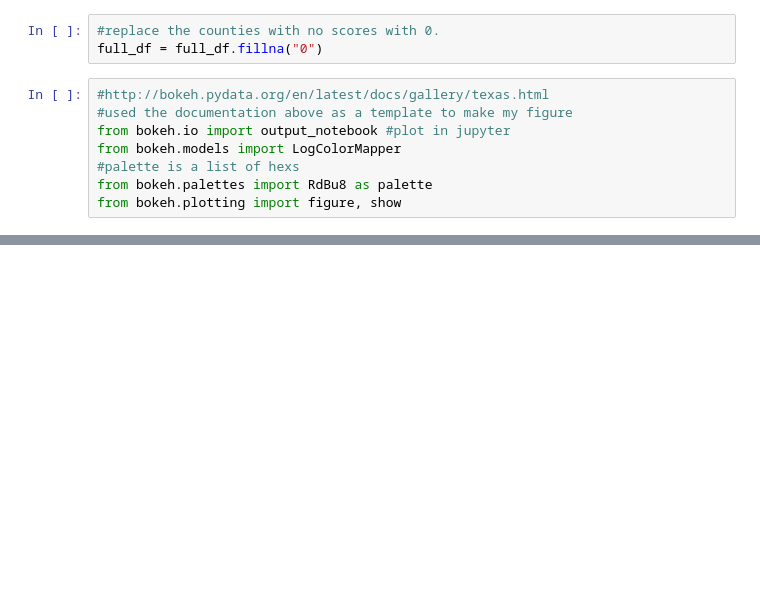
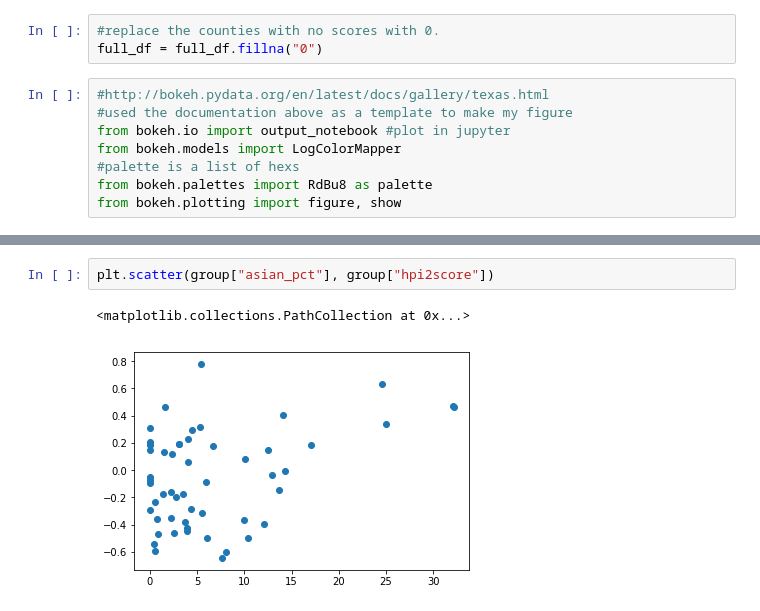
Before and after one commit to Jesse-mk/COGS108_Repo, a Jupyter notebook: SD_hpiscore_map.ipynb, the cells around one changed output, grey strips where cells are left out. Drawn from its saved outputs; the diff is of its cells as text; blank space fills up the shorter version.

```diff
--- a/SD_hpiscore_map.ipynb
+++ b/SD_hpiscore_map.ipynb
@@ -378,0 +391,5 @@ plt.scatter(group["pacificisl_pct"], group["hpi2score"])
+# %%
+plt.scatter(group["asian_pct"], group["hpi2score"])
+# %% [output]
+<matplotlib.collections.PathCollection at 0x...>
+[figure, added]
```
Also changed, not shown: parts of 12 cells of this notebook.
